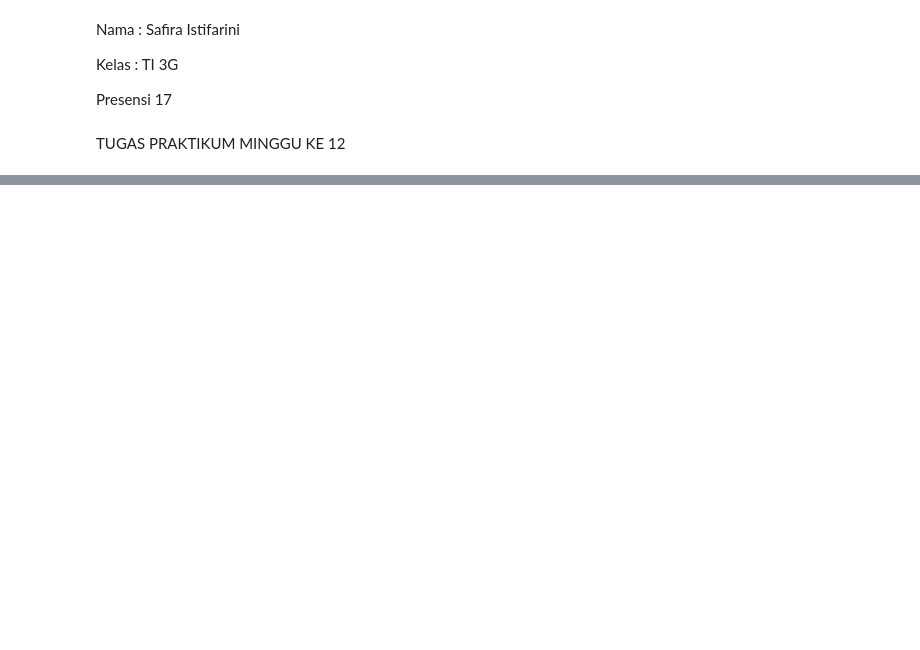
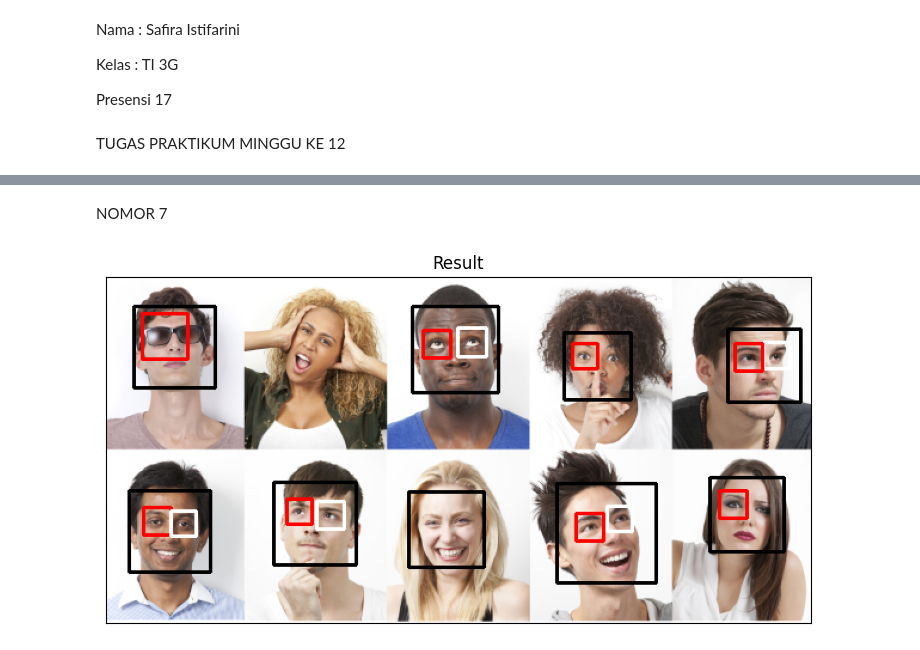
Before and after one commit to safira123-pixel/PCVK_Genap_2023, a Jupyter notebook: Week12.ipynb, the cells around one changed output, grey strips where cells are left out. Cells and saved outputs as stored; diff of their text form; code cells hidden in the pictures; blank space fills up the shorter version.

```diff
--- a/Week12.ipynb
+++ b/Week12.ipynb
@@ -27,0 +147,28 @@ import time
+# %% [markdown]
+NOMOR 7
+# %%
+input_image = cv.imread('/content/drive/MyDrive/PCVK/fd/people.jpg')
+gray_image = cv.cvtColor(input_image, cv.COLOR_BGR2GRAY)
+
+face_cascade = cv.CascadeClassifier('/content/drive/MyDrive/PCVK/hc/haarcascade_frontalface_alt.xml')
+faces = face_cascade.detectMultiScale(gray_image, scaleFactor=1.1, minNeighbors=5)
+
+for (x, y, w, h) in faces:
+    cv.rectangle(input_image, (x, y), (x+w, y+h), (0, 0, 0), 2)
+
+    roi_gray = gray_image[y:y+h, x:x+w]
+    eye_cascade = cv.CascadeClassifier('/content/drive/MyDrive/PCVK/hc/haarcascade_eye.xml')
+    eyes = eye_cascade.detectMultiScale(roi_gray, scaleFactor=1.1, minNeighbors=5)
+
+    for (ex, ey, ew, eh) in eyes:
+        cv.rectangle(input_image, (x+ex, y+ey), (x+ex+ew, y+ey+eh), (0, 0, 255), 2)
+
+        if ex + ew/2 > w/2:
+            cv.rectangle(input_image, (x+ex, y+ey), (x+ex+ew, y+ey+eh), (255, 255, 255), 2)
+
+plt.figure(figsize=(20, 20))
+plt.subplot(122), plt.imshow(cv.cvtColor(input_image, cv.COLOR_BGR2RGB))
+plt.title('Result'), plt.xticks([]), plt.yticks([])
+plt.show()
+# %% [output]
+[figure, added]
```
Also changed, not shown: parts of 11 cells of this notebook.
